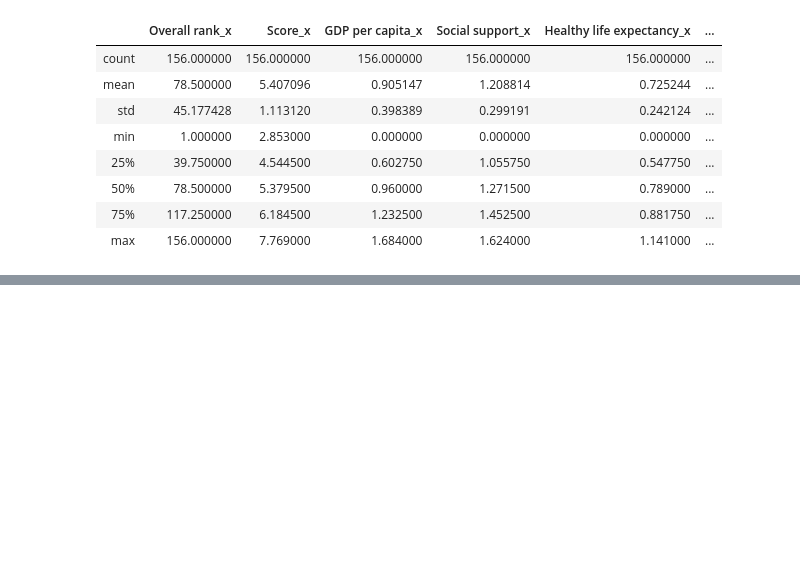
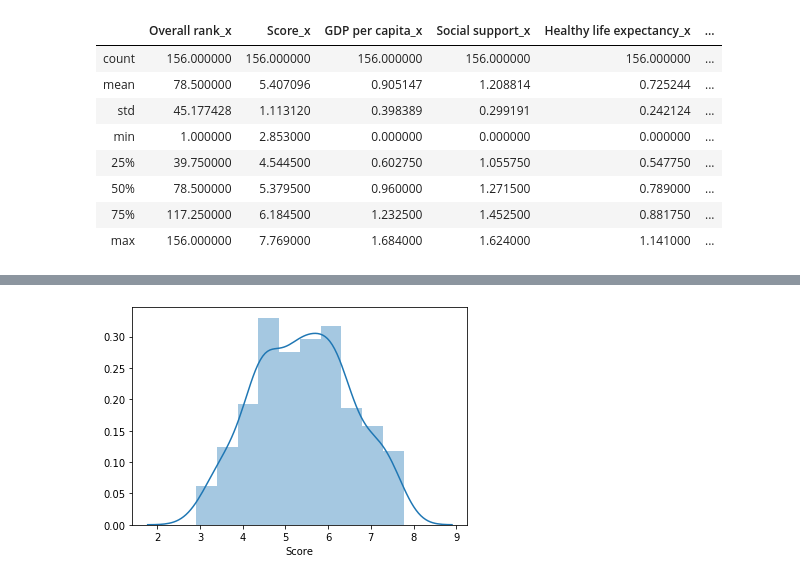
Before and after one commit to kingnmm/py4ds, a Jupyter notebook: FinalProj_NMK.ipynb, the cells around one changed output, grey strips where cells are left out. Drawn from its saved outputs; the diff is of its cells as text; code cells hidden in the pictures; blank space fills up the shorter version.

```diff
--- a/FinalProj_NMK.ipynb
+++ b/FinalProj_NMK.ipynb
@@ -242,0 +396,3 @@ join_db2.describe()
+# %%
+regions = happ15[['Country','Region']]
+regions.head()
@@ -242,0 +406,3 @@ join_db2.describe()
+# %%
+# Renaming the original column 'Country or region' as 'Country' to be able to join and bring 'Regions' to the 'join_1819' df
+join_1819_c.rename(columns = {'Country or region' : 'Country'}, inplace = True)
@@ -242,0 +425,4 @@ join_db2.describe()
+# %%
+# Bring 'Regions' to the dataset 'join_1819' and calling the resulting dataset 'join_1819_reg'
+join_1819_reg = pd.merge(join_1819_c, regions, on = ['Country'])
+join_1819_reg
@@ -242,0 +482,9 @@ join_db2.describe()
+# %%
+# Creating a Function to Draw Distribution Plots
+def Chart(df, column):
+    import seaborn as sns
+    sns.distplot(df[column])
+# %%
+Chart(join_1819_reg, 'Score')
+# %% [output]
+[figure, added]
```
Also changed, not shown: parts of 37 cells of this notebook.
